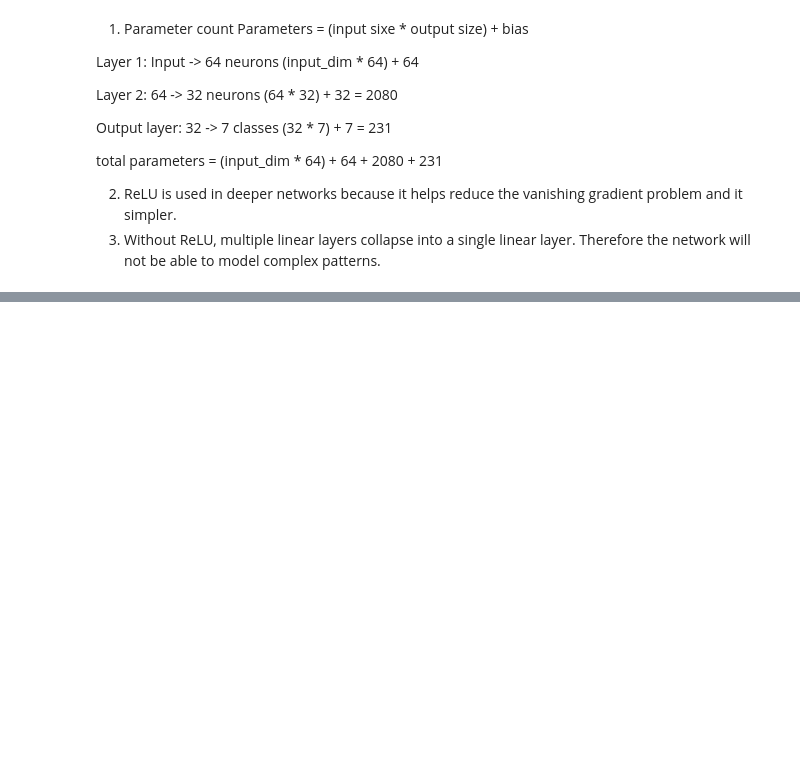
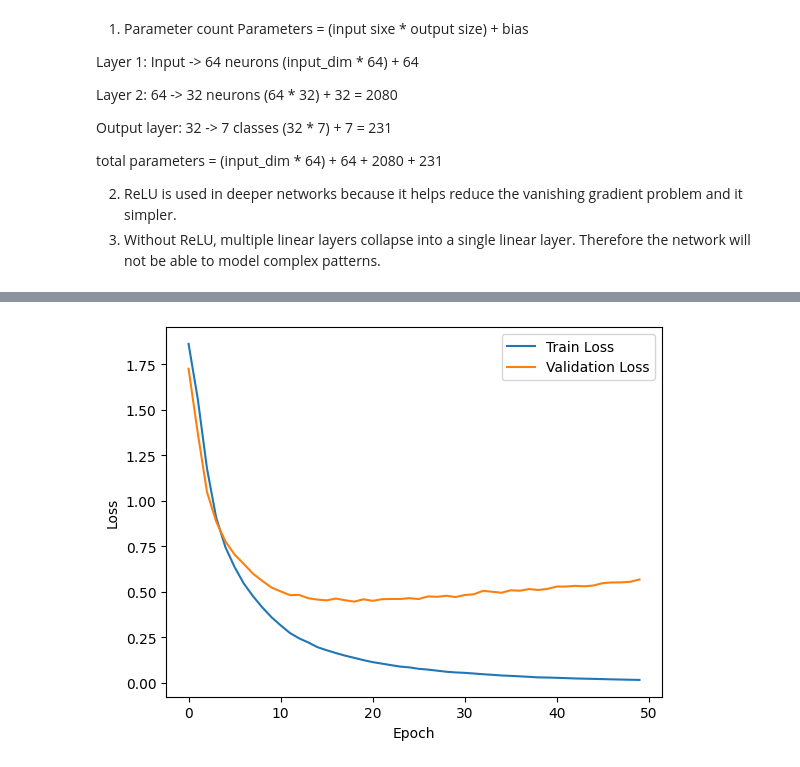
Before and after one commit to NadineAppiah/lab-3, a Jupyter notebook: lab_3.ipynb, the cells around one changed output, grey strips where cells are left out. Drawn from its saved outputs; the diff is of its cells as text; code cells hidden in the pictures; blank space fills up the shorter version.

```diff
--- a/lab_3.ipynb
+++ b/lab_3.ipynb
@@ -318,3 +318,87 @@ total parameters = (input_dim * 64) + 64 + 2080 + 231
 
 2. ReLU is used in deeper networks because it helps reduce the vanishing gradient problem and it simpler.
 3. Without ReLU, multiple linear layers collapse into a single linear layer. Therefore the network will not be able to model complex patterns.
+# %%
+criterion = nn.CrossEntropyLoss()
+optimizer = torch.optim.Adam(model.parameters(), lr=1e-3)
+
+train_losses =[]
+val_losses = []
+
+train_accs = []
+val_accs = []
+
+best_val_acc = 0
+
+for epoch in range(50):
+  model.train()
+  train_loss = 0
+  train_correct = 0
+  train_total = 0
+  for xb, yb in train_loader:
+    optimizer.zero_grad()
+
+    logits = model(xb.to(DEVICE))
+    loss = criterion(logits, yb.to(DEVICE))
+    loss.backward()
+    optimizer.step()
+
+    train_loss += loss.item()
+
+    predictions = torch.argmax(logits, dim = 1)
+    correct = torch.sum(predictions == yb.to(DEVICE))
+    train_correct += correct.item()
+    train_total += yb.size(0)
+
+  epoch_tloss = train_loss / len(train_loader)
+  epoch_tacc = train_correct / train_total
+
+  model.eval()
+  val_loss = 0
+  val_correct = 0
+  val_total = 0
+
+  with torch.no_grad():
+    for xb, yb in val_loader:
+      logits = model(xb.to(DEVICE))
+      loss = criterion(logits, yb.to(DEVICE))
+      val_loss += loss.item()
+
+      predictions = torch.argmax(logits, dim = 1)
+      correct = torch.sum(predictions == yb.to(DEVICE))
+      val_correct += correct.item()
+      val_total += yb.size(0)
+
+  epoch_vloss = val_loss / len(val_loader)
+  epoch_vacc = val_correct / val_total
+
+  train_losses.append(epoch_tloss)
+  val_losses.append(epoch_vloss)
+  train_accs.append(epoch_tacc)
+  val_accs.append(epoch_vacc)
+
+
+  if epoch_vacc > best_val_acc:
+    best_val_acc = epoch_vacc
+    torch.save(model.state_dict(), 'best_model.pt')
+
+  print(f"Epoch: {epoch+1}/{50}",
+        f"Train Loss: {epoch_tloss:.4f}",
+        f"Train Acc: {epoch_tacc:.4f}",
+        f"Val Loss: {epoch_vloss:.4f}",
+        f"Val Acc: {epoch_vacc:.4f}")
+
+plt.plot(train_losses, label='Train Loss')
+plt.plot(val_losses, label='Validation Loss')
+plt.xlabel('Epoch')
+plt.ylabel('Loss')
+plt.legend()
+plt.show()
+
+plt.plot(train_accs, label='Train Accuracy')
+plt.plot(val_accs, label='Validation Accuracy')
+plt.xlabel('Epoch')
+plt.ylabel('Accuracy')
+plt.legend()
+plt.show()
+# %% [output]
@@ -320,0 +422 @@ total parameters = (input_dim * 64) + 64 + 2080 + 231
+[figure, added]
```
Also changed, not shown: parts of 2 cells of this notebook.
